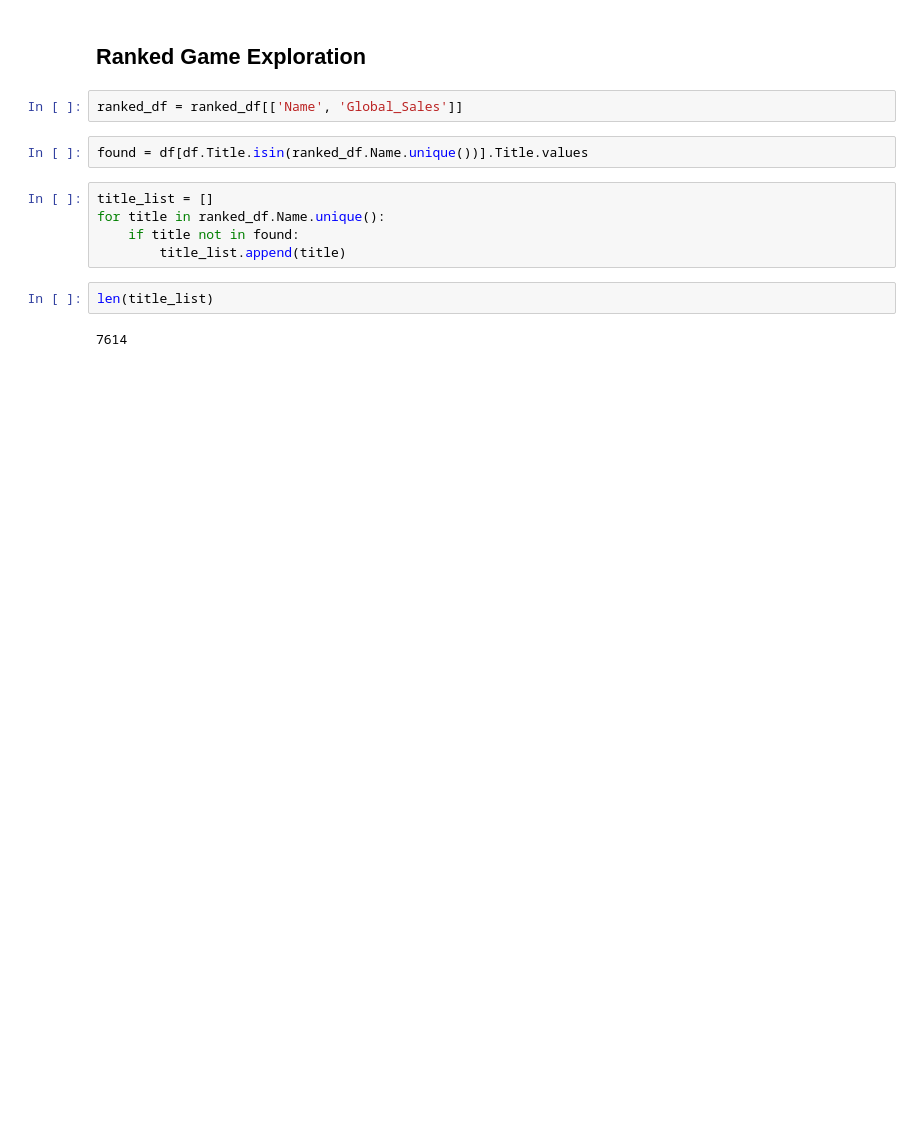
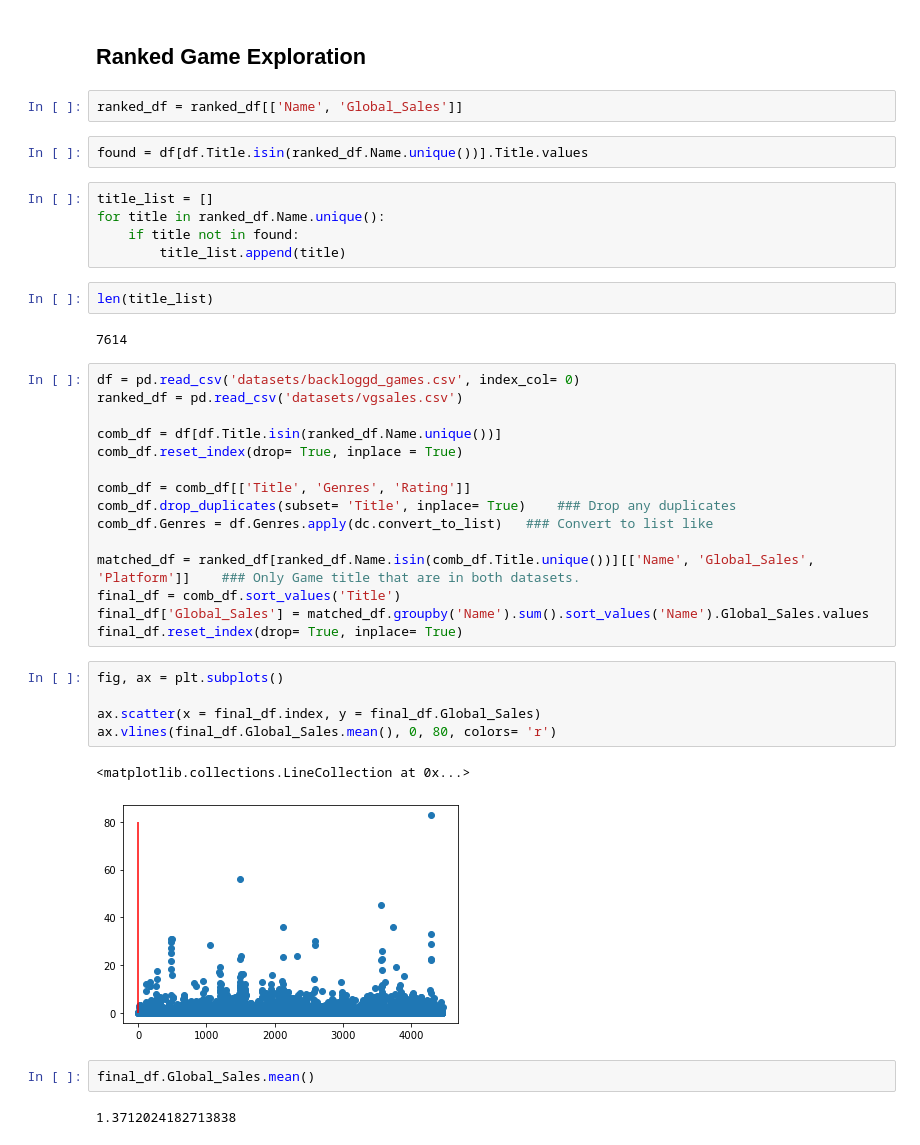
Before and after one commit to Tommyphung1/Predicting-Video-Games-Profit-with-Genres, a Jupyter notebook: Data_Explorations.ipynb, the cells around one changed output. Drawn from its saved outputs; the diff is of its cells as text; blank space fills up the shorter version.

```diff
--- a/Data_Explorations.ipynb
+++ b/Data_Explorations.ipynb
@@ -243,3 +244,30 @@ for title in ranked_df.Name.unique():
 len(title_list)
 # %% [output]
 7614
+# %%
+df = pd.read_csv('datasets/backloggd_games.csv', index_col= 0)
+ranked_df = pd.read_csv('datasets/vgsales.csv')
+
+comb_df = df[df.Title.isin(ranked_df.Name.unique())]
+comb_df.reset_index(drop= True, inplace = True)
+
+comb_df = comb_df[['Title', 'Genres', 'Rating']]
+comb_df.drop_duplicates(subset= 'Title', inplace= True)    ### Drop any duplicates
+comb_df.Genres = df.Genres.apply(dc.convert_to_list)   ### Convert to list like
+
+matched_df = ranked_df[ranked_df.Name.isin(comb_df.Title.unique())][['Name', 'Global_Sales', 'Platform']]    ### Only Game title that are in both datasets.
+final_df = comb_df.sort_values('Title')
+final_df['Global_Sales'] = matched_df.groupby('Name').sum().sort_values('Name').Global_Sales.values
+final_df.reset_index(drop= True, inplace= True)
+# %%
+fig, ax = plt.subplots()
+
+ax.scatter(x = final_df.index, y = final_df.Global_Sales)
+ax.vlines(final_df.Global_Sales.mean(), 0, 80, colors= 'r')
+# %% [output]
+<matplotlib.collections.LineCollection at 0x...>
+[figure, added]
+# %%
+final_df.Global_Sales.mean()
+# %% [output]
+1.3712024182713838
```
Also changed, not shown: parts of 1 cell of this notebook, 2 other files.
